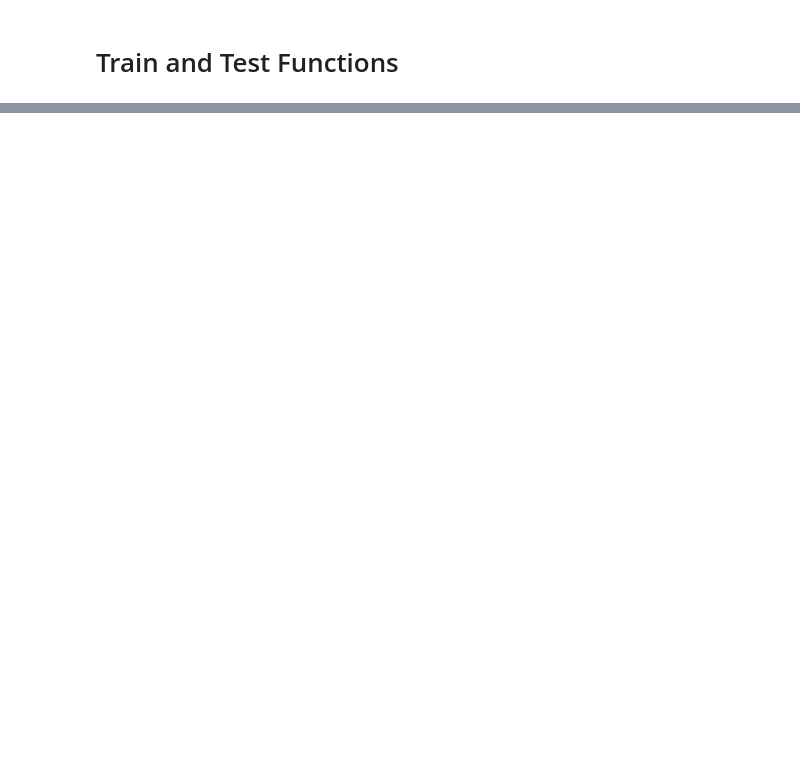
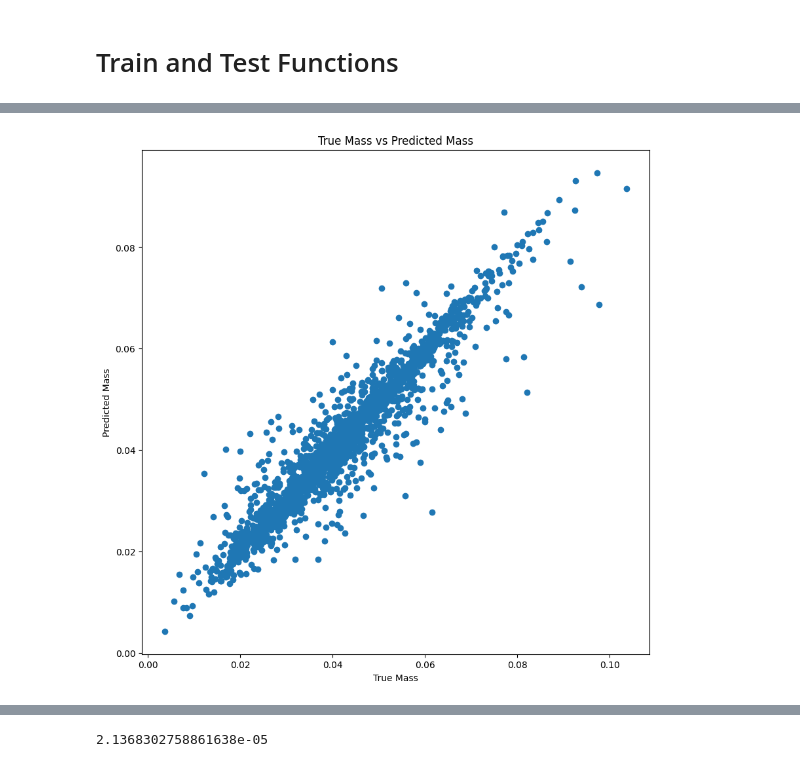
Before and after one commit to 0ssamaak0/Gravitational-Lensing-Classification-and-Mass-Estimation, a Jupyter notebook: Specific_Test_III_Learning_Mass_of_Dark_Matter_Halo.ipynb, the cells around one changed output, grey strips where cells are left out. Drawn from its saved outputs; the diff is of its cells as text; code cells hidden in the pictures; blank space fills up the shorter version.

```diff
--- a/Specific_Test_III_Learning_Mass_of_Dark_Matter_Halo.ipynb
+++ b/Specific_Test_III_Learning_Mass_of_Dark_Matter_Halo.ipynb
@@ -174,14 +208,14 @@ def test(model, test_loader, loss_fn):
           inputs = inputs.to(device)
           labels = labels.to(device)
           outputs = model(inputs)
-          loss = loss_fn(outputs, labels)
+          loss = loss_fn(outputs.ravel(), labels)
 
           y_pred.extend(outputs.cpu().detach().numpy())
           y_true.extend(labels.cpu().detach().numpy())
 
-          test_loss += loss.item()*inputs.size(0)
+          test_loss += loss.item()
 
-    test_loss = test_loss/len(test_loader.dataset)
+    test_loss = test_loss/len(test_loader)
 
 
     # plot label vs prediction
@@ -218,0 +289,7 @@ torch.cuda.empty_cache()
+# %%
+Resnet18 = torchvision.models.resnet18(weights = True)
+# modify it to accept 1x150x150 input
+Resnet18.conv1 = nn.Conv2d(1, 64, kernel_size=7, stride=2, padding=3, bias=False)
+Resnet18.fc = nn.Sequential(nn.Linear(512, 256), nn.ReLU(), nn.Linear(256, 1))
+# Resnet18.load_state_dict(torch.load("Resnet18_reg.pth"))
+Resnet18 = Resnet18.to(device)
@@ -286,0 +349,4 @@ RuntimeError: ignored
+# %%
+test(Resnet18, test_loader, nn.MSELoss())
+# %% [output]
+[figure, added]
@@ -286,0 +354 @@ RuntimeError: ignored
+2.1368302758861638e-05
```
Also changed, not shown: parts of 21 cells of this notebook, 4 other files.
